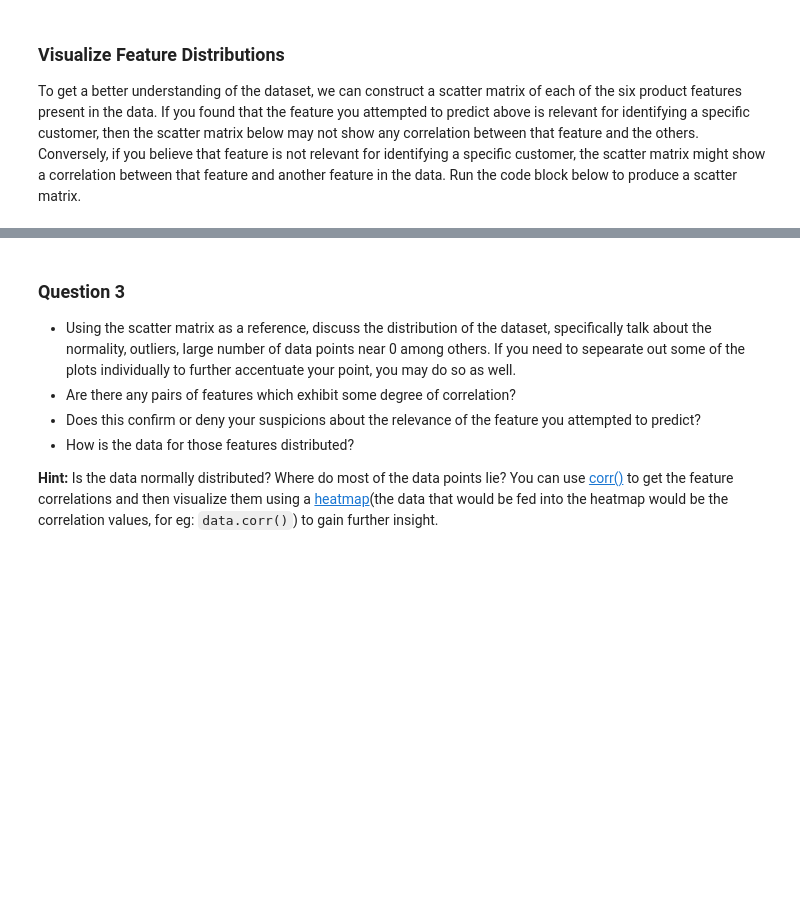
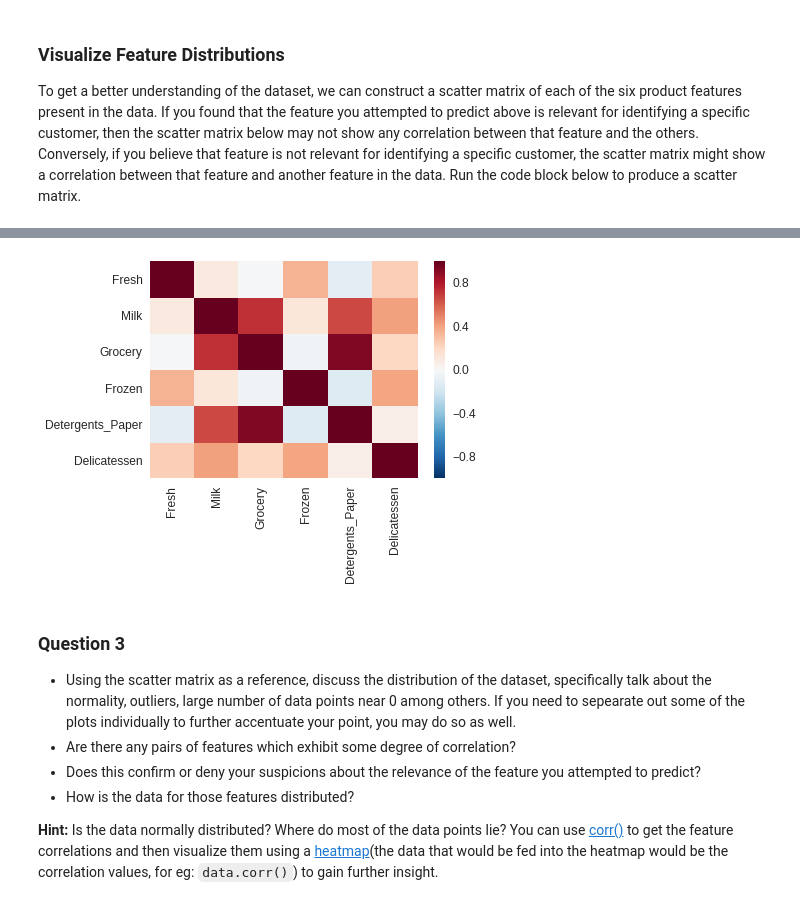
Before and after one commit to ronaldokun/Machine-Learning-Projects, a Jupyter notebook: projects/customer_segments/customer_segments.ipynb, the cells around one changed output, grey strips where cells are left out. Cells and saved outputs as stored; diff of their text form; code cells hidden in the pictures; blank space fills up the shorter version.

```diff
--- a/projects/customer_segments/customer_segments.ipynb
+++ b/projects/customer_segments/customer_segments.ipynb
@@ -224,3 +247,7 @@ pd.scatter_matrix(data, alpha = 0.3, figsize = (14,8), diagonal = 'kde');
+# %%
+_ = sns.heatmap(data.corr())
+# %% [output]
+[figure, added]
 # %% [markdown]
 ### Question 3
 * Using the scatter matrix as a reference, discuss the distribution of the dataset, specifically talk about the normality, outliers, large number of data points near 0 among others. If you need to sepearate out some of the plots individually to further accentuate your point, you may do so as well.
```
Also changed, not shown: parts of 11 cells of this notebook.
